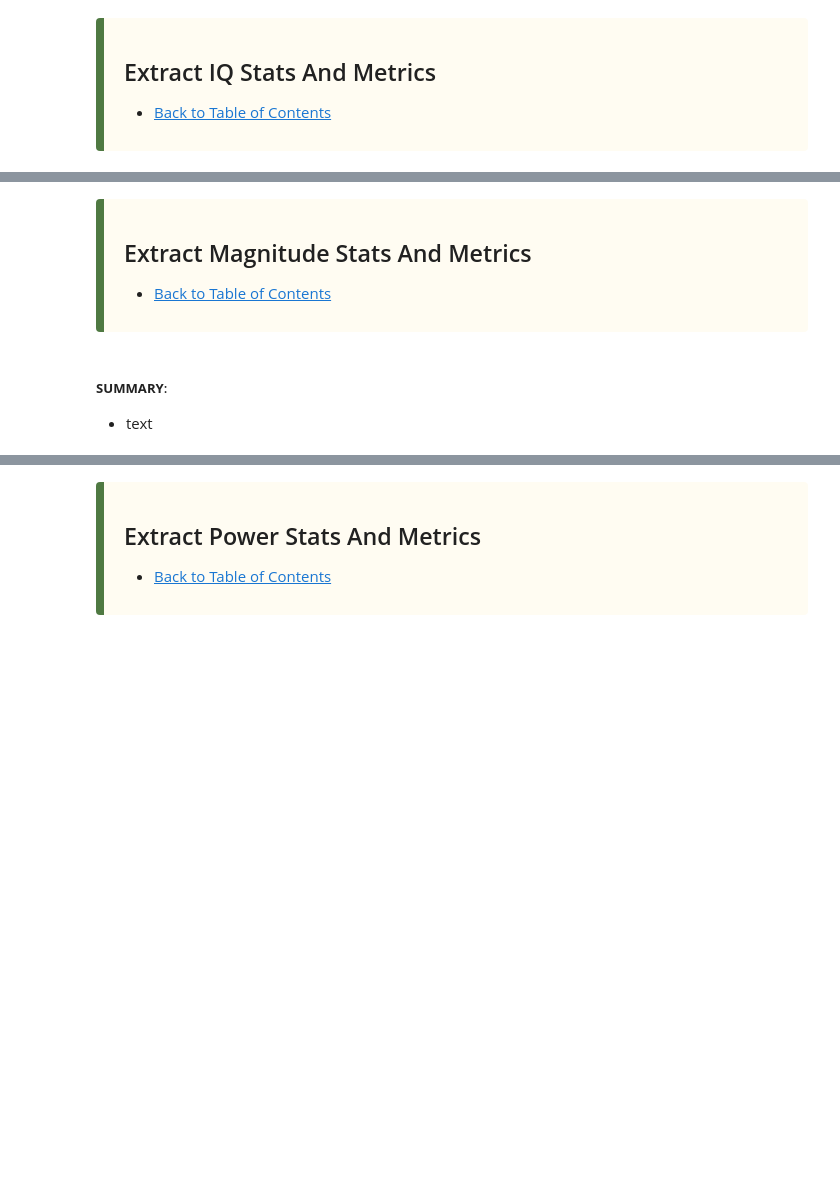
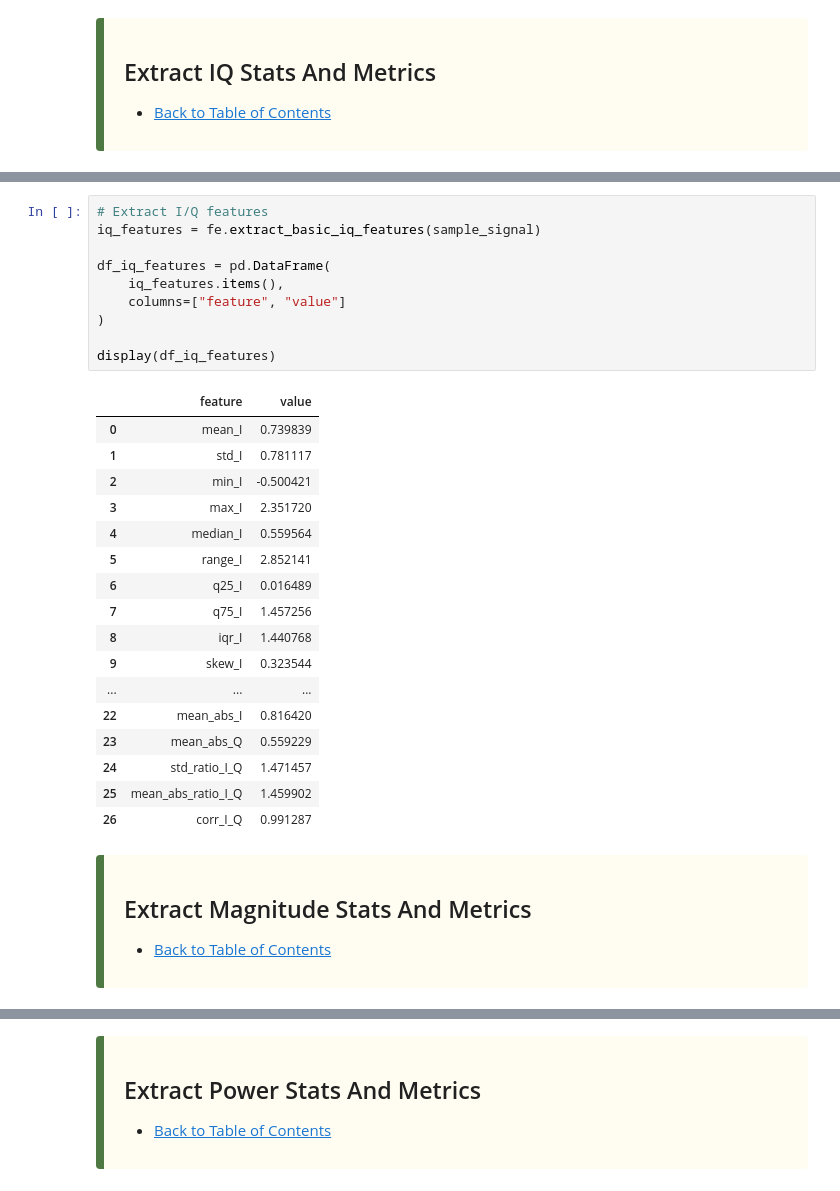
Before and after one commit to Jared-Wood135/EthicalHacking-AI-and-RadioFrequencies, a Jupyter notebook: Code/highest_snr_feature_engineering.ipynb, the cells around one changed output, grey strips where cells are left out. Cells and saved outputs as stored; diff of their text form; blank space fills up the shorter version.

```diff
--- a/Code/highest_snr_feature_engineering.ipynb
+++ b/Code/highest_snr_feature_engineering.ipynb
@@ -90,3 +156,31 @@ import highest_snr_feature_engineering as fe
+# %%
+# Extract I/Q features
+iq_features = fe.extract_basic_iq_features(sample_signal)
+
+df_iq_features = pd.DataFrame(
+    iq_features.items(),
+    columns=["feature", "value"]
+)
+
+display(df_iq_features)
+# %% [output]
+|  | feature | value |
+| 0 | mean_I | 0.739839 |
+| 1 | std_I | 0.781117 |
+| 2 | min_I | -0.500421 |
+| 3 | max_I | 2.351720 |
+| 4 | median_I | 0.559564 |
+| 5 | range_I | 2.852141 |
+| 6 | q25_I | 0.016489 |
+| 7 | q75_I | 1.457256 |
+| 8 | iqr_I | 1.440768 |
+| 9 | skew_I | 0.323544 |
+| ... | ... | ... |
+| 22 | mean_abs_I | 0.816420 |
+| 23 | mean_abs_Q | 0.559229 |
+| 24 | std_ratio_I_Q | 1.471457 |
+| 25 | mean_abs_ratio_I_Q | 1.459902 |
+| 26 | corr_I_Q | 0.991287 |
 # %% [markdown]
 <div style="
     padding: 15px 20px;
@@ -101,6 +195,3 @@ import highest_snr_feature_engineering as fe
 - [Back to Table of Contents](#table-of-contents)
 
 </div>
-# %% [markdown]
-##### **SUMMARY**:
-- text
```
Also changed, not shown: parts of 40 cells of this notebook, 1 other file.
